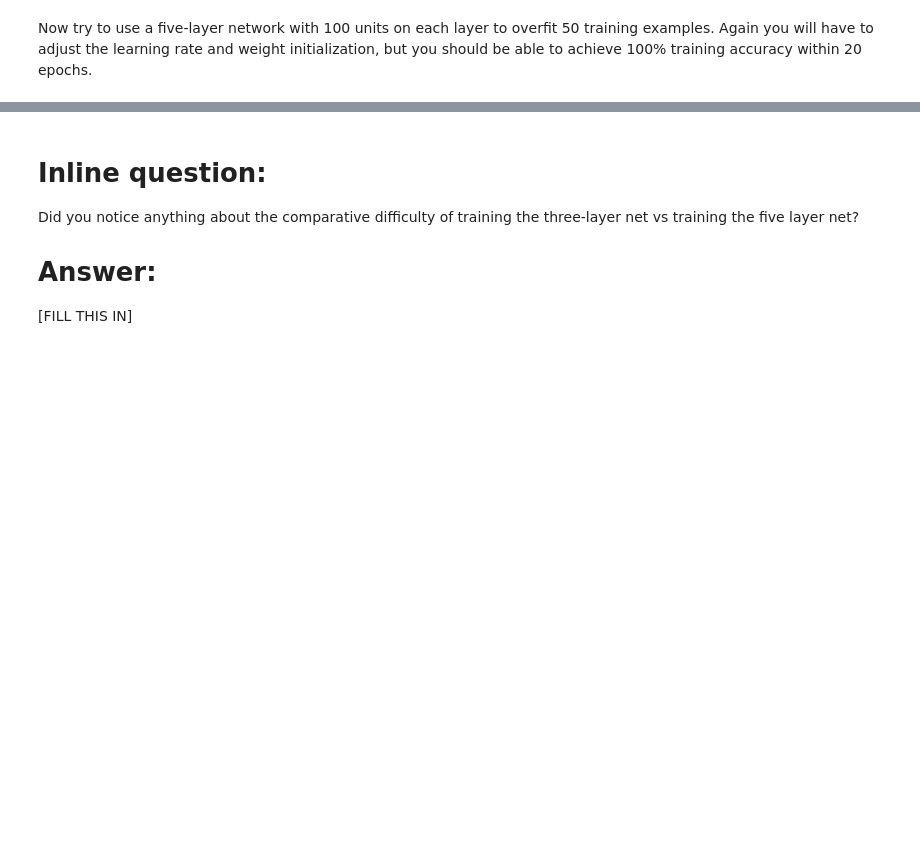
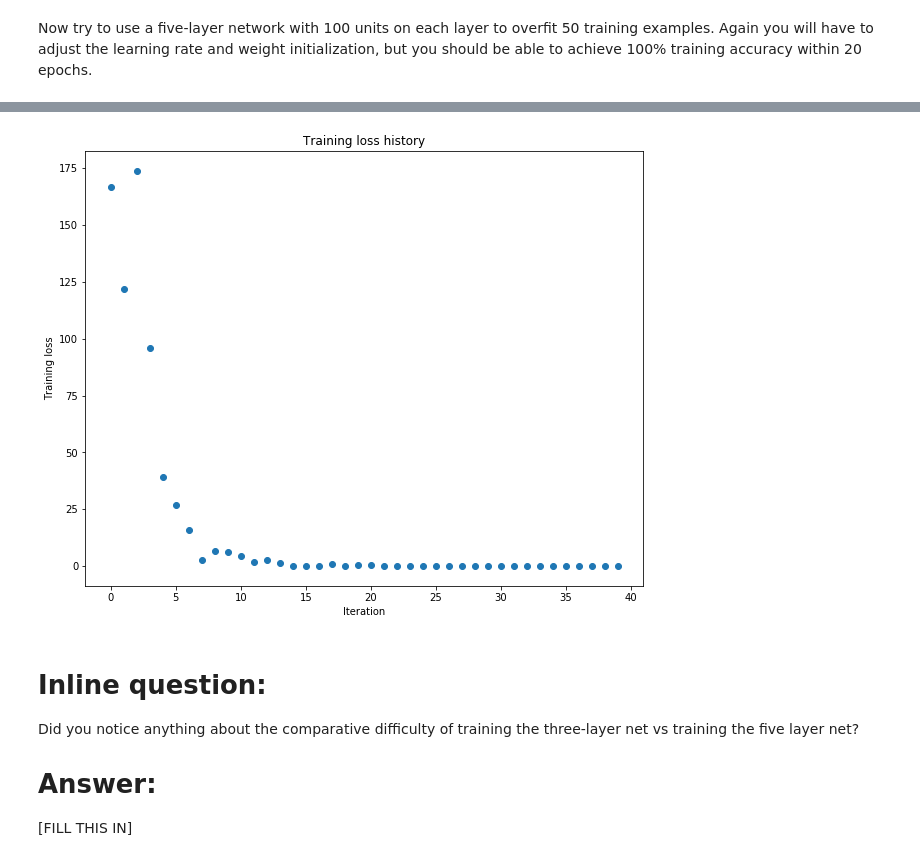
Before and after one commit to yolunghiu/machine-learning, a Jupyter notebook: 4.DL/cs231/lecture/Assignment2/code/FullyConnectedNets.ipynb, the cells around one changed output, grey strips where cells are left out. Saved outputs shown, nothing was run; the diff lists cells and outputs as text; code cells hidden in the pictures; blank space fills up the shorter version.

```diff
--- a/4.DL/cs231/lecture/Assignment2/code/FullyConnectedNets.ipynb
+++ b/4.DL/cs231/lecture/Assignment2/code/FullyConnectedNets.ipynb
@@ -470,7 +488,7 @@ small_data = {
 }
 
 learning_rate = 1e-3
-weight_scale = 1e-5
+weight_scale = 1e-1
 model = FullyConnectedNet([100, 100, 100, 100],
                 weight_scale=weight_scale, dtype=np.float64)
 solver = Solver(model, small_data,
@@ -487,3 +505,4 @@ plt.title('Training loss history')
 plt.xlabel('Iteration')
 plt.ylabel('Training loss')
 plt.show()
+# %% [output]
@@ -490,3 +526,4 @@ plt.show()
+[figure, added]
 # %% [markdown]
 # Inline question:
 Did you notice anything about the comparative difficulty of training the three-layer net vs training the five layer net?
```
Also changed, not shown: parts of 10 cells of this notebook, 9 other files.
